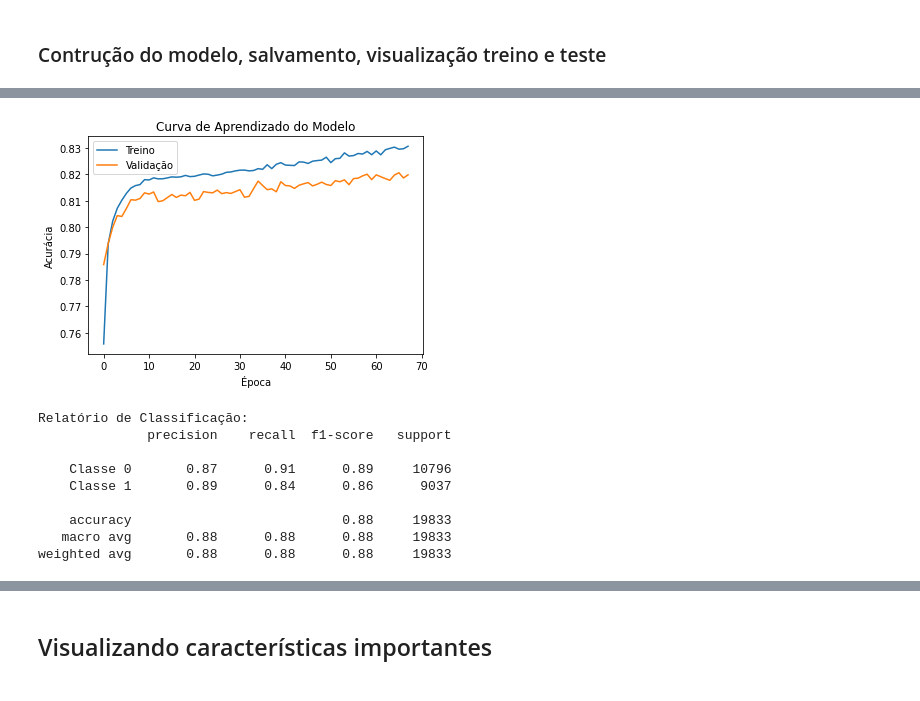
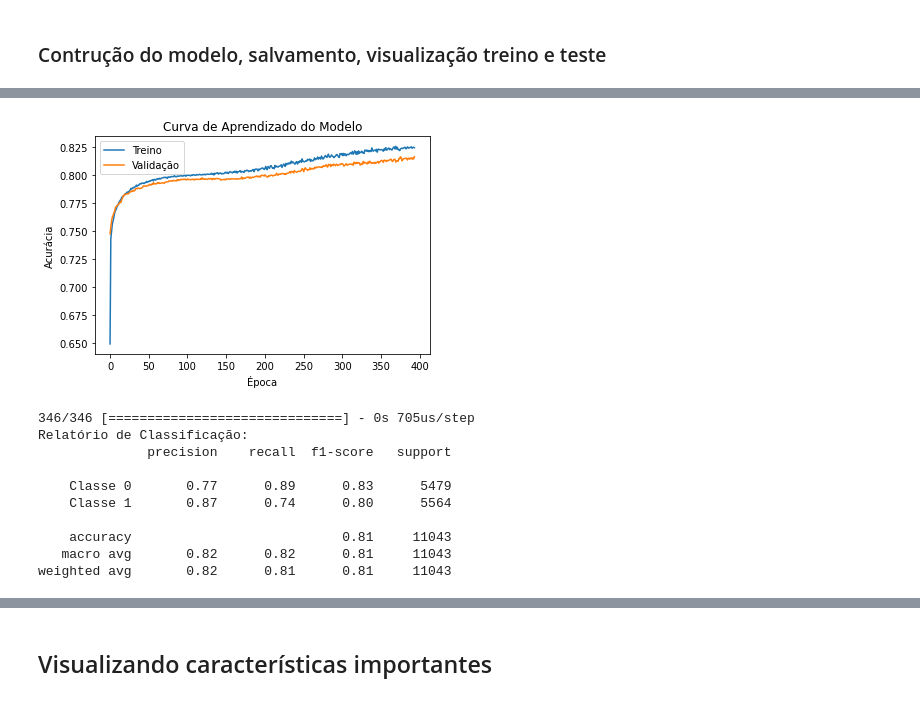
Before and after one commit to nathancarlos22/eo-fut-live, a Jupyter notebook: src/model-rede.ipynb, the cells around one changed output, grey strips where cells are left out. Saved outputs shown, nothing was run; the diff lists cells and outputs as text; code cells hidden in the pictures.

Commit message:
Update model files

```diff
--- a/src/model-rede.ipynb
+++ b/src/model-rede.ipynb
@@ -104,19 +104,16 @@ import tensorflow as tf  # Import the l2 regularizer
 # , kernel_regularizer=l2(0.00005)))
 
 model = Sequential()
-model.add(Dense(64, activation='relu', input_shape=(X_train.shape[1],), kernel_regularizer=l2(0.0005)))   # Regularização ligeiramente reduzida
+model.add(Dense(64, activation='relu', input_shape=(X_train.shape[1],), kernel_regularizer=l2(0.0005)))
 model.add(Dropout(0.25))
 model.add(Dense(32, activation='relu', kernel_regularizer=l2(0.0005)))
 model.add(Dropout(0.25))
-model.add(Dense(32, activation='relu', kernel_regularizer=l2(0.00005)))   # Regularização ligeiramente reduzida
-# model.add(Dropout(0.1))
-# model.add(Dense(32, activation='relu', kernel_regularizer=l2(0.00005)))
-# model.add(Dropout(0.5))  # Dropout ligeiramente reduzido
-model.add(Dense(1, activation='sigmoid'))  # Classificação binária
+model.add(Dense(32, activation='relu', kernel_regularizer=l2(0.0005)))
+model.add(Dense(1, activation='sigmoid'))
 
 # Mantendo a taxa de aprendizado e o tamanho do batch do último ajuste
-optimizer = Adam(learning_rate=0.0005)
-model.compile(loss='binary_crossentropy', optimizer=optimizer, metrics=['accuracy', tf.keras.metrics.AUC()])
+optimizer = Adam(learning_rate=0.00005)
+model.compile(loss='binary_crossentropy', optimizer=optimizer, metrics=['accuracy', tf.keras.metrics.Recall(), tf.keras.metrics.Precision()])
 
 # Aumentando a paciência no EarlyStopping
 early_stop = EarlyStopping(monitor='val_loss', patience=10, restore_best_weights=True)  # Paciência aumentada para permitir mais treinamento
@@ -168,4 +165,4 @@ AUC no conjunto de teste: 0.9065447236021966
-[figure, old version]
+[figure, new version]
 # %%
 from sklearn.metrics import classification_report
 import numpy as np
@@ -184,15 +181,16 @@ report = classification_report(y_true, predictions, target_names=['Classe 0', 'C
 print("Relatório de Classificação:")
 print(report)
 # %% [output]
+346/346 [==============================] - 0s 705us/step
 Relatório de Classificação:
               precision    recall  f1-score   support
 
-    Classe 0       0.87      0.91      0.89     10796
-    Classe 1       0.89      0.84      0.86      9037
+    Classe 0       0.77      0.89      0.83      5479
+    Classe 1       0.87      0.74      0.80      5564
 
-    accuracy                           0.88     19833
-   macro avg       0.88      0.88      0.88     19833
-weighted avg       0.88      0.88      0.88     19833
+    accuracy                           0.81     11043
+   macro avg       0.82      0.82      0.81     11043
+weighted avg       0.82      0.81      0.81     11043
 # %%
 from sklearn.metrics import accuracy_score, precision_score, recall_score, f1_score
 from keras.models import load_model
```
Also changed, not shown: parts of 2 cells of this notebook, 41 other files.
